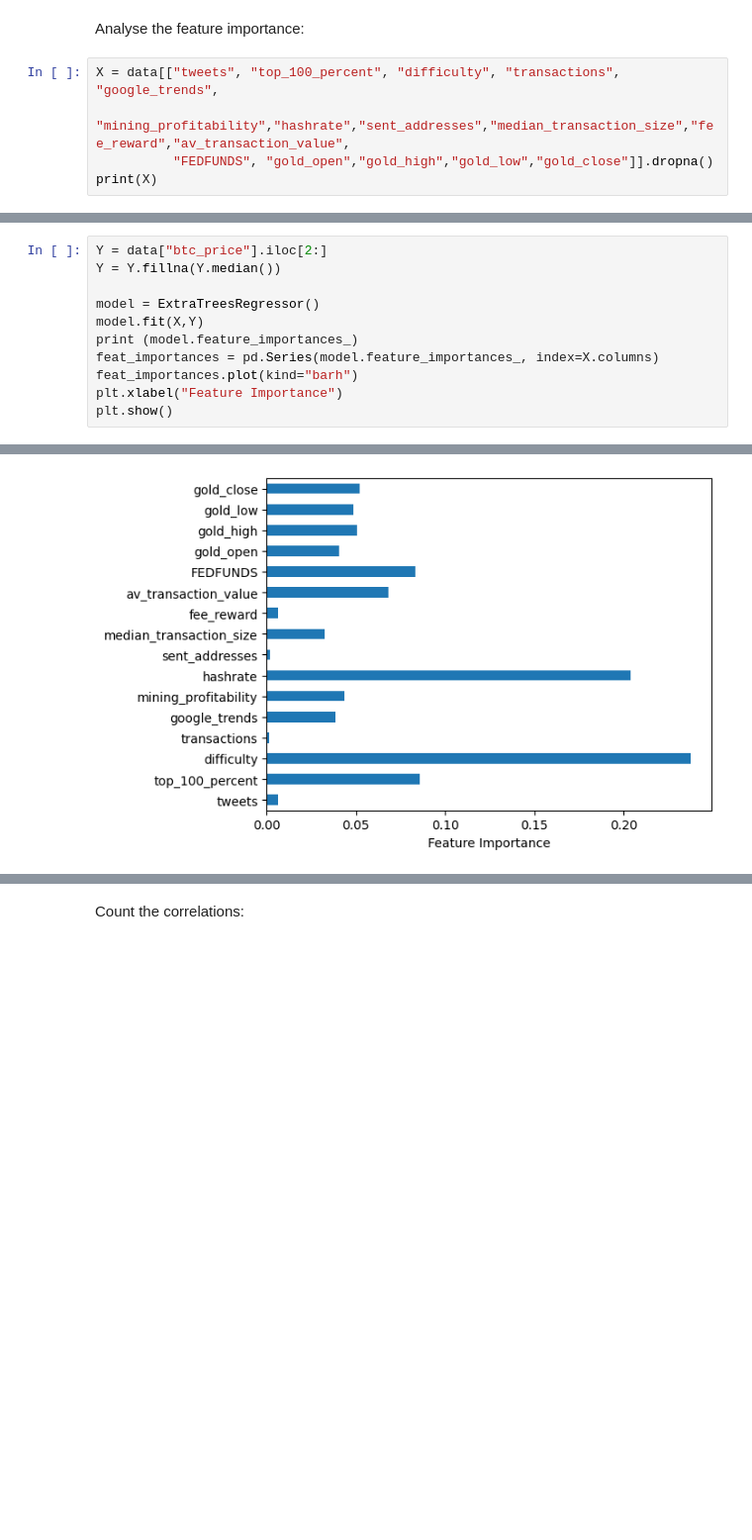
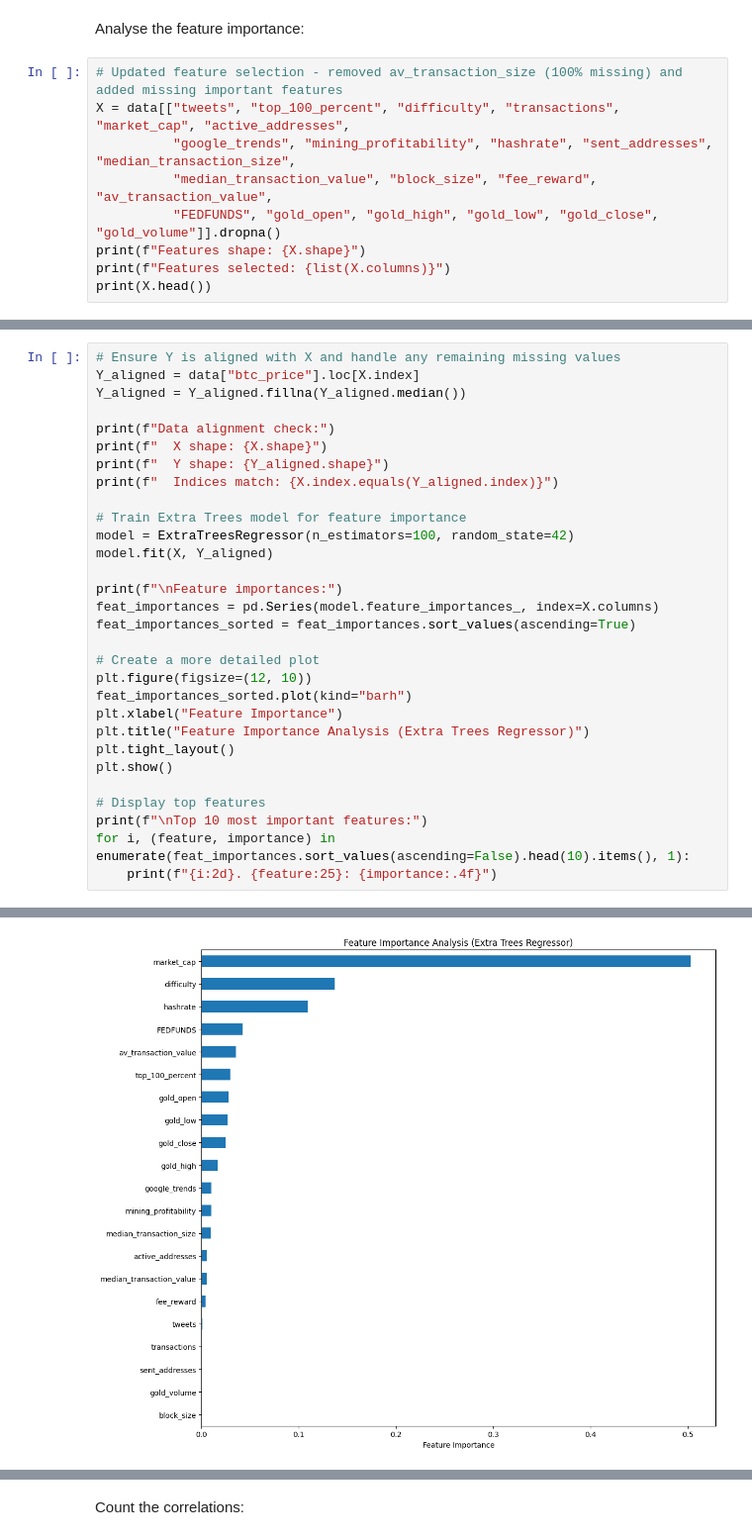
Before and after one commit to jose-fernando-1/Cryptocurrency, a Jupyter notebook: notebooks/Feature Importance.ipynb, the cells around one changed output, grey strips where cells are left out. Shown at 99% size. Saved outputs shown, nothing was run; the diff lists cells and outputs as text; blank space fills up the shorter version.

```diff
--- a/notebooks/Feature Importance.ipynb
+++ b/notebooks/Feature Importance.ipynb
@@ -21,8 +20,12 @@ data.head()
 # %% [markdown]
 Analyse the feature importance:
 # %%
-X = data[["tweets", "top_100_percent", "difficulty", "transactions", "google_trends",
-          "mining_profitability","hashrate","sent_addresses","median_transaction_size","fee_reward","av_transaction_value",
-          "FEDFUNDS", "gold_open","gold_high","gold_low","gold_close"]].dropna()
-print(X)
+# Updated feature selection - removed av_transaction_size (100% missing) and added missing important features
+X = data[["tweets", "top_100_percent", "difficulty", "transactions", "market_cap", "active_addresses",
+          "google_trends", "mining_profitability", "hashrate", "sent_addresses", "median_transaction_size",
+          "median_transaction_value", "block_size", "fee_reward", "av_transaction_value",
+          "FEDFUNDS", "gold_open", "gold_high", "gold_low", "gold_close", "gold_volume"]].dropna()
+print(f"Features shape: {X.shape}")
+print(f"Features selected: {list(X.columns)}")
+print(X.head())
 # %% [output]
@@ -65,12 +64,31 @@ date
 # %%
-Y = data["btc_price"].iloc[2:]
-Y = Y.fillna(Y.median())
+# Ensure Y is aligned with X and handle any remaining missing values
+Y_aligned = data["btc_price"].loc[X.index]
+Y_aligned = Y_aligned.fillna(Y_aligned.median())
 
-model = ExtraTreesRegressor()
-model.fit(X,Y)
-print (model.feature_importances_)
+print(f"Data alignment check:")
+print(f"  X shape: {X.shape}")
+print(f"  Y shape: {Y_aligned.shape}")
+print(f"  Indices match: {X.index.equals(Y_aligned.index)}")
+
+# Train Extra Trees model for feature importance
+model = ExtraTreesRegressor(n_estimators=100, random_state=42)
+model.fit(X, Y_aligned)
+
+print(f"\nFeature importances:")
 feat_importances = pd.Series(model.feature_importances_, index=X.columns)
-feat_importances.plot(kind="barh")
+feat_importances_sorted = feat_importances.sort_values(ascending=True)
+
+# Create a more detailed plot
+plt.figure(figsize=(12, 10))
+feat_importances_sorted.plot(kind="barh")
 plt.xlabel("Feature Importance")
+plt.title("Feature Importance Analysis (Extra Trees Regressor)")
+plt.tight_layout()
 plt.show()
+
+# Display top features
+print(f"\nTop 10 most important features:")
+for i, (feature, importance) in enumerate(feat_importances.sort_values(ascending=False).head(10).items(), 1):
+    print(f"{i:2d}. {feature:25}: {importance:.4f}")
 # %% [output]
@@ -80 +103 @@ plt.show()
-[figure, old version]
+[figure, new version]
```
Also changed, not shown: parts of 6 cells of this notebook, 5 other files.
